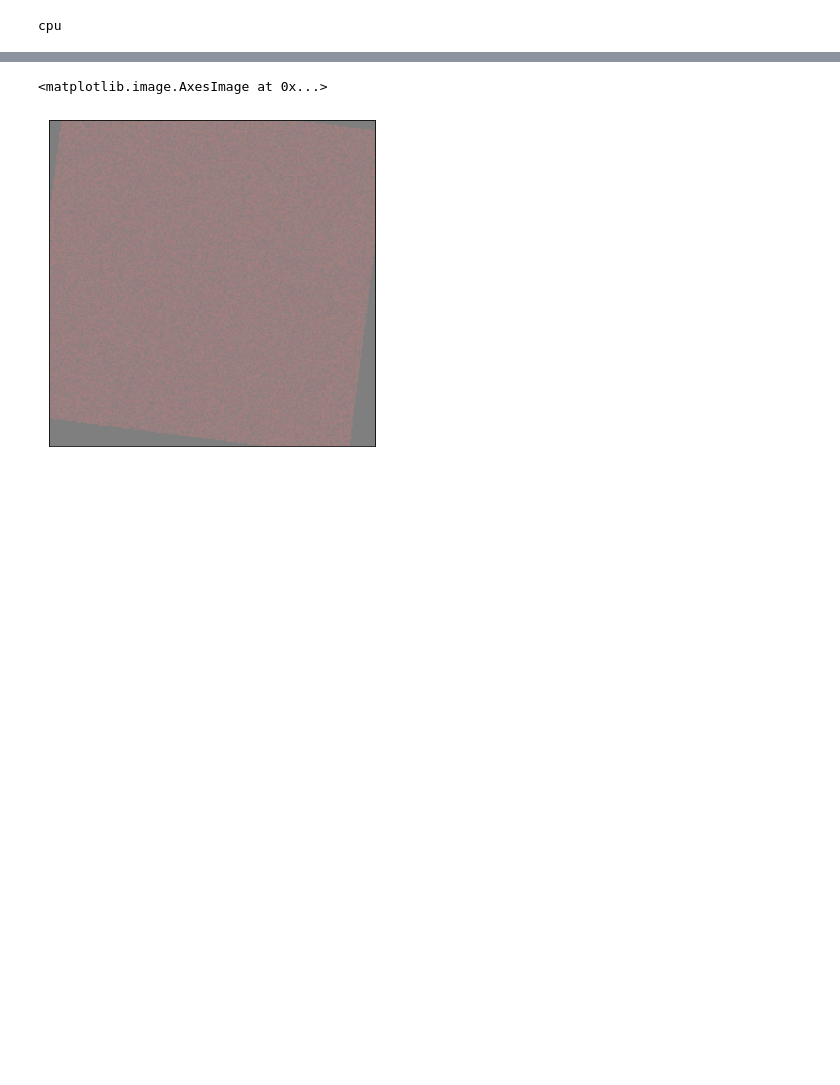
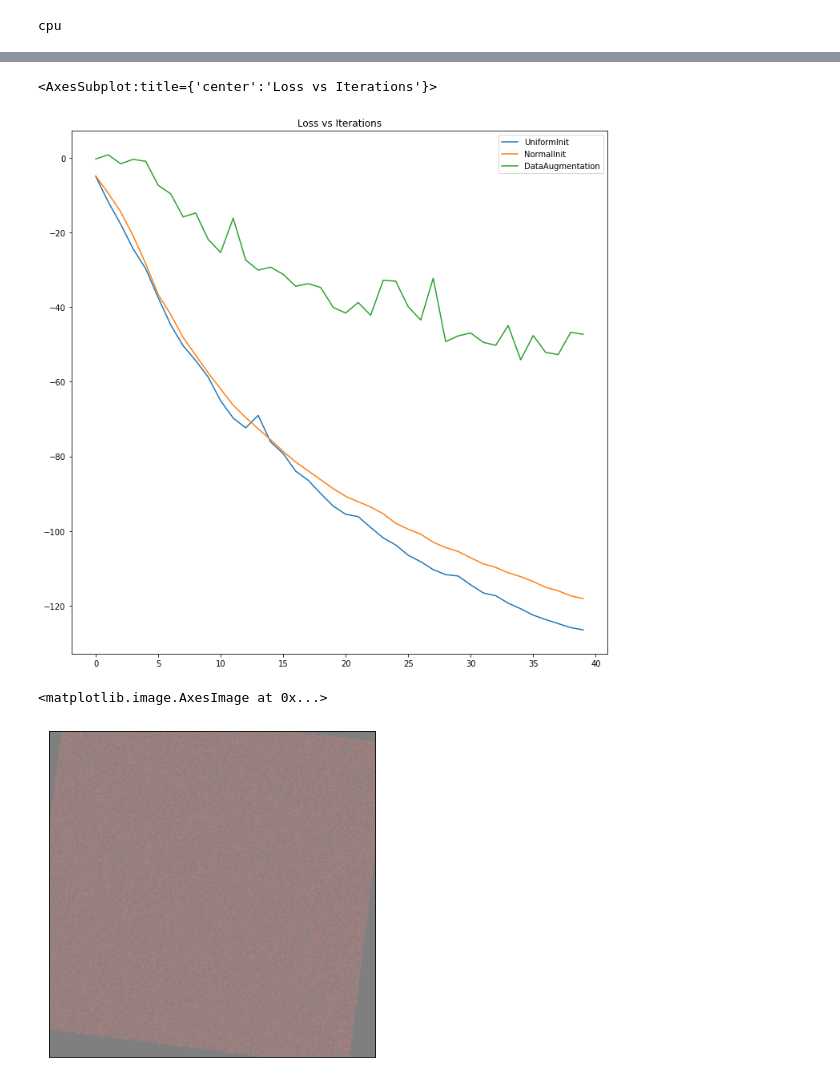
Before and after one commit to redwoodresearch/mlab, a Jupyter notebook: days/w1d4/w1d4_sol.ipynb, the cells around one changed output, grey strips where cells are left out. Cells and saved outputs as stored; diff of their text form; code cells hidden in the pictures; blank space fills up the shorter version.

```diff
--- a/days/w1d4/w1d4_sol.ipynb
+++ b/days/w1d4/w1d4_sol.ipynb
@@ -40,3 +135,9 @@ imshow(torch.rand((1, 3, 224, 224)))
+# %%
+df = pd.DataFrame(all_losses.numpy(), columns=[e.__class__.__name__ for e in experiments])
+df.plot(title='Loss vs Iterations')
+# %% [output]
+<AxesSubplot:title={'center':'Loss vs Iterations'}>
+[figure, added]
 # %%
 # CM TODO: this is not explained well at all in the instructions
 # Should it really make it red?
```
Also changed, not shown: parts of 13 cells of this notebook.
